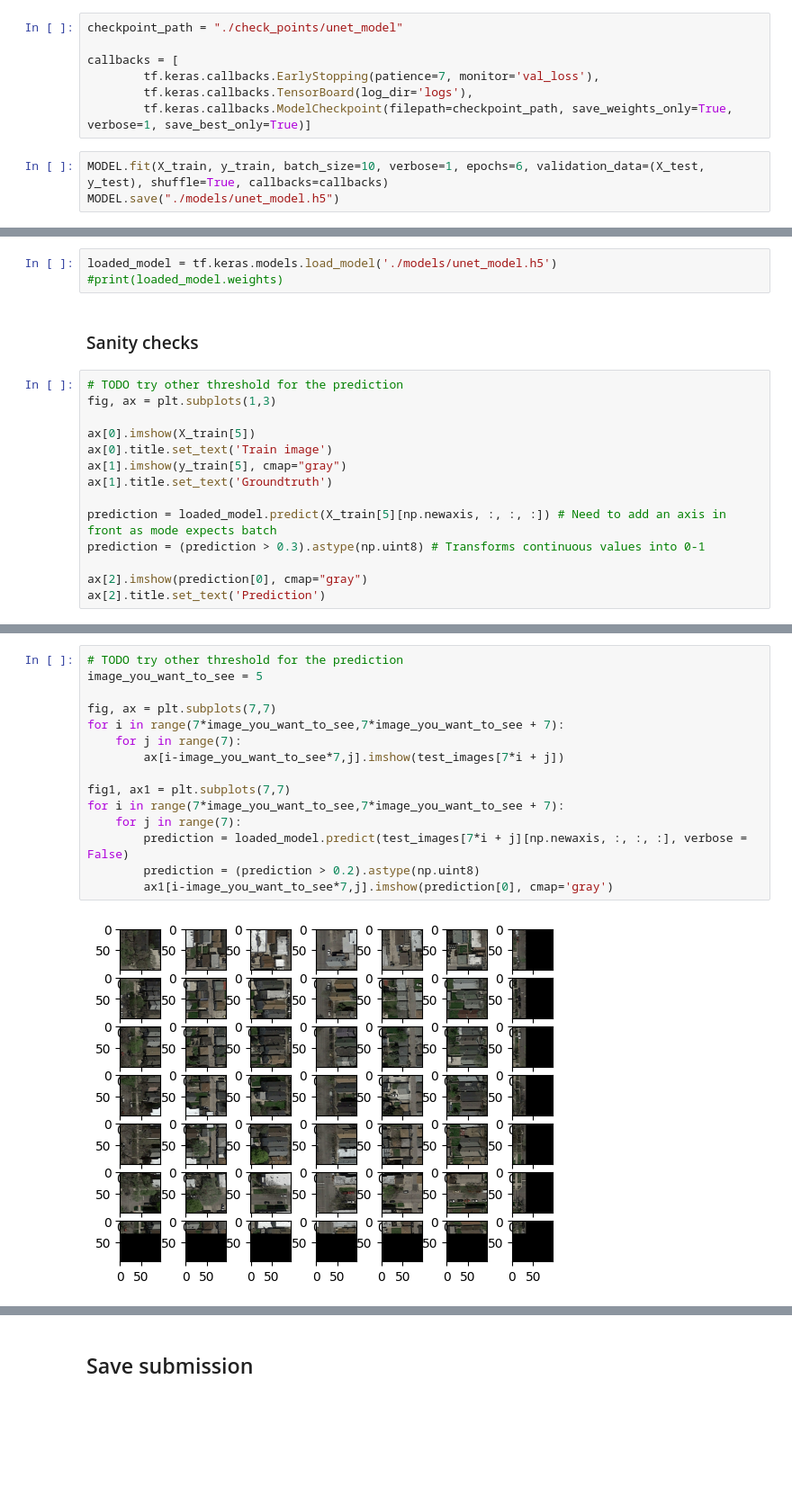
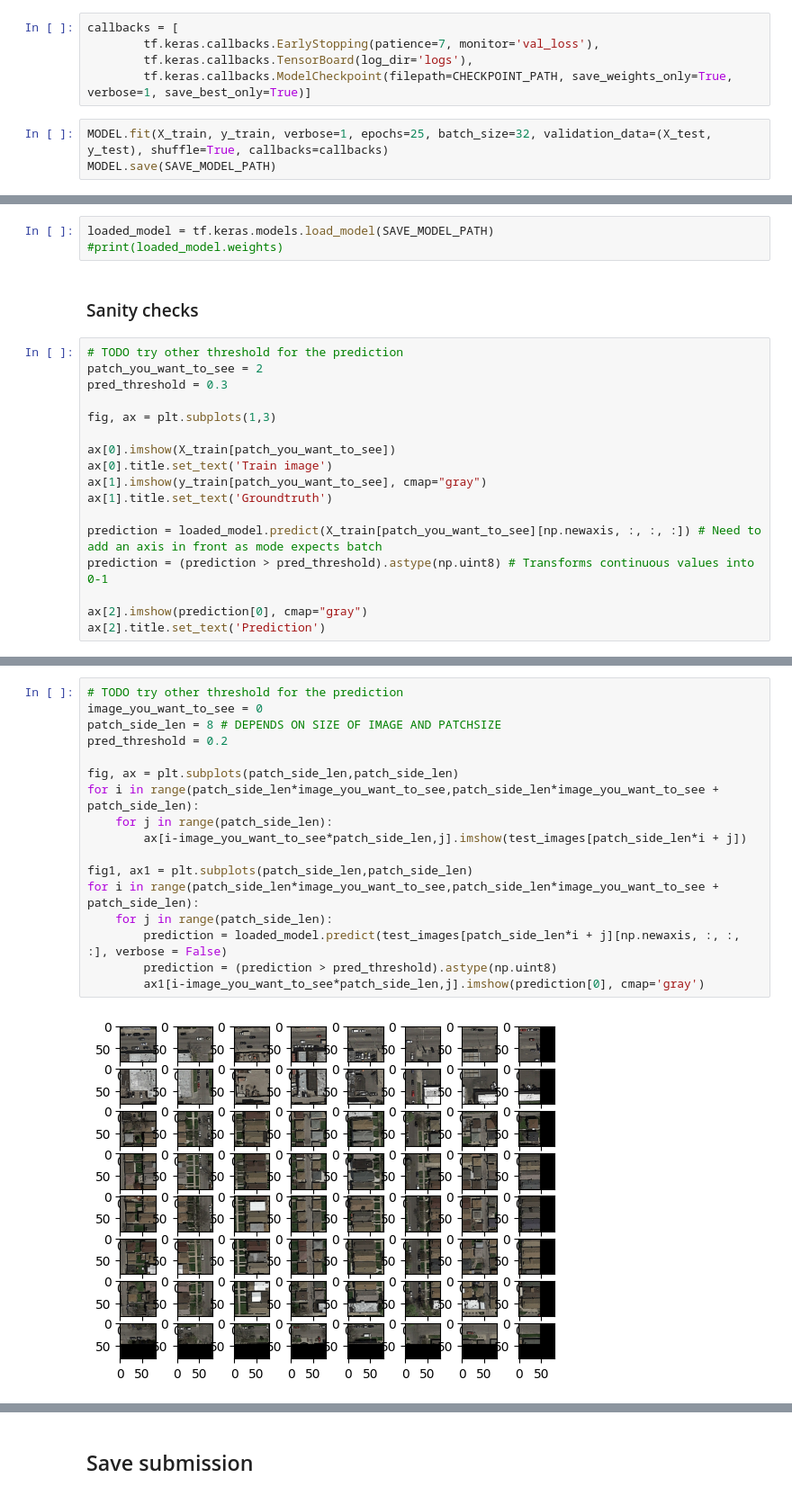
Before and after one commit to mateo762/unet-road-segmentation, a Jupyter notebook: Unet.ipynb, the cells around one changed output, grey strips where cells are left out. Shown at 90% size. Saved outputs shown, nothing was run; the diff lists cells and outputs as text; blank space fills up the shorter version.

Commit message:
Various bug fixes and modularization of unet notebook

```diff
--- a/Unet.ipynb
+++ b/Unet.ipynb
@@ -241,13 +186,11 @@ X_train, X_test, y_train, y_test = train_test_split(train_images, train_labels,
 # %% [markdown]
 ## Call model
 # %%
-checkpoint_path = "./check_points/unet_model"
-
 callbacks = [
         tf.keras.callbacks.EarlyStopping(patience=7, monitor='val_loss'),
         tf.keras.callbacks.TensorBoard(log_dir='logs'),
-        tf.keras.callbacks.ModelCheckpoint(filepath=checkpoint_path, save_weights_only=True, verbose=1, save_best_only=True)]
+        tf.keras.callbacks.ModelCheckpoint(filepath=CHECKPOINT_PATH, save_weights_only=True, verbose=1, save_best_only=True)]
 # %%
-MODEL.fit(X_train, y_train, batch_size=10, verbose=1, epochs=6, validation_data=(X_test, y_test), shuffle=True, callbacks=callbacks)
-MODEL.save("./models/unet_model.h5")
+MODEL.fit(X_train, y_train, verbose=1, epochs=25, batch_size=32, validation_data=(X_test, y_test), shuffle=True, callbacks=callbacks)
+MODEL.save(SAVE_MODEL_PATH)
 # %% [output]
@@ -272,21 +214,24 @@ Epoch 6: val_loss improved from 0.10146 to 0.08645, saving model to ./check_poin
 # %% [markdown]
 ### Instead of running the model you can fetch it from the file
 # %%
-loaded_model = tf.keras.models.load_model('./models/unet_model.h5')
+loaded_model = tf.keras.models.load_model(SAVE_MODEL_PATH)
 #print(loaded_model.weights)
 # %% [markdown]
 ### Sanity checks
 # %%
 # TODO try other threshold for the prediction
+patch_you_want_to_see = 2
+pred_threshold = 0.3
+
 fig, ax = plt.subplots(1,3)
 
-ax[0].imshow(X_train[5])
+ax[0].imshow(X_train[patch_you_want_to_see])
 ax[0].title.set_text('Train image')
-ax[1].imshow(y_train[5], cmap="gray")
+ax[1].imshow(y_train[patch_you_want_to_see], cmap="gray")
 ax[1].title.set_text('Groundtruth')
 
-prediction = loaded_model.predict(X_train[5][np.newaxis, :, :, :]) # Need to add an axis in front as mode expects batch
-prediction = (prediction > 0.3).astype(np.uint8) # Transforms continuous values into 0-1
+prediction = loaded_model.predict(X_train[patch_you_want_to_see][np.newaxis, :, :, :]) # Need to add an axis in front as mode expects batch
+prediction = (prediction > pred_threshold).astype(np.uint8) # Transforms continuous values into 0-1
 
 ax[2].imshow(prediction[0], cmap="gray")
 ax[2].title.set_text('Prediction')
@@ -296,17 +241,19 @@ ax[2].title.set_text('Prediction')
 # %%
 # TODO try other threshold for the prediction
-image_you_want_to_see = 5
+image_you_want_to_see = 0
+patch_side_len = 8 # DEPENDS ON SIZE OF IMAGE AND PATCHSIZE
+pred_threshold = 0.2
 
-fig, ax = plt.subplots(7,7)
-for i in range(7*image_you_want_to_see,7*image_you_want_to_see + 7):
-    for j in range(7):
-        ax[i-image_you_want_to_see*7,j].imshow(test_images[7*i + j])
+fig, ax = plt.subplots(patch_side_len,patch_side_len)
+for i in range(patch_side_len*image_you_want_to_see,patch_side_len*image_you_want_to_see + patch_side_len):
+    for j in range(patch_side_len):
+        ax[i-image_you_want_to_see*patch_side_len,j].imshow(test_images[patch_side_len*i + j])
 
-fig1, ax1 = plt.subplots(7,7)
-for i in range(7*image_you_want_to_see,7*image_you_want_to_see + 7):
-    for j in range(7):
-        prediction = loaded_model.predict(test_images[7*i + j][np.newaxis, :, :, :], verbose = False)
-        prediction = (prediction > 0.2).astype(np.uint8)
-        ax1[i-image_you_want_to_see*7,j].imshow(prediction[0], cmap='gray')
+fig1, ax1 = plt.subplots(patch_side_len,patch_side_len)
+for i in range(patch_side_len*image_you_want_to_see,patch_side_len*image_you_want_to_see + patch_side_len):
+    for j in range(patch_side_len):
+        prediction = loaded_model.predict(test_images[patch_side_len*i + j][np.newaxis, :, :, :], verbose = False)
+        prediction = (prediction > pred_threshold).astype(np.uint8)
+        ax1[i-image_you_want_to_see*patch_side_len,j].imshow(prediction[0], cmap='gray')
 # %% [output]
-[figure, old version]
+[figure, new version]
```
Also changed, not shown: parts of 13 cells of this notebook, 1 other file.
